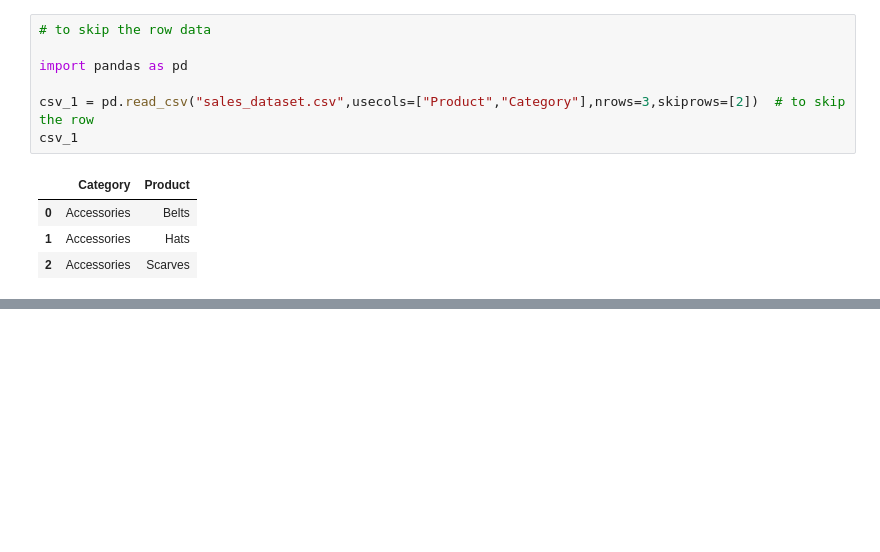
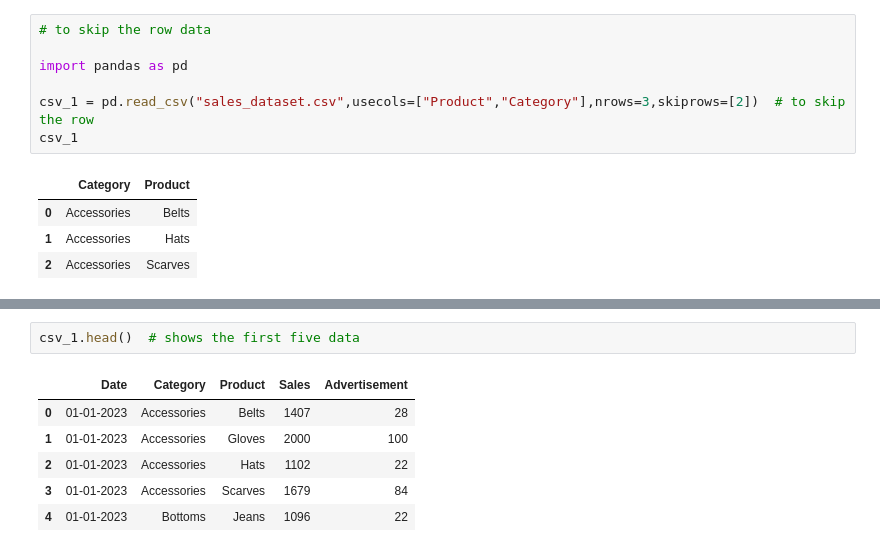
Before and after one commit to NishmthaM/Python_pandas, a Jupyter notebook: Python_Pandas.ipynb, the cells around one changed output, grey strips where cells are left out. Cells and saved outputs as stored; diff of their text form; blank space fills up the shorter version.

```diff
--- a/Python_Pandas.ipynb
+++ b/Python_Pandas.ipynb
@@ -672,0 +713,9 @@ csv_1
+# %%
+csv_1.head()  # shows the first five data
+# %% [output]
+|  | Date | Category | Product | Sales | Advertisement |
+| 0 | 01-01-2023 | Accessories | Belts | 1407 | 28 |
+| 1 | 01-01-2023 | Accessories | Gloves | 2000 | 100 |
+| 2 | 01-01-2023 | Accessories | Hats | 1102 | 22 |
+| 3 | 01-01-2023 | Accessories | Scarves | 1679 | 84 |
+| 4 | 01-01-2023 | Bottoms | Jeans | 1096 | 22 |
```
Also changed, not shown: parts of 21 cells of this notebook.
